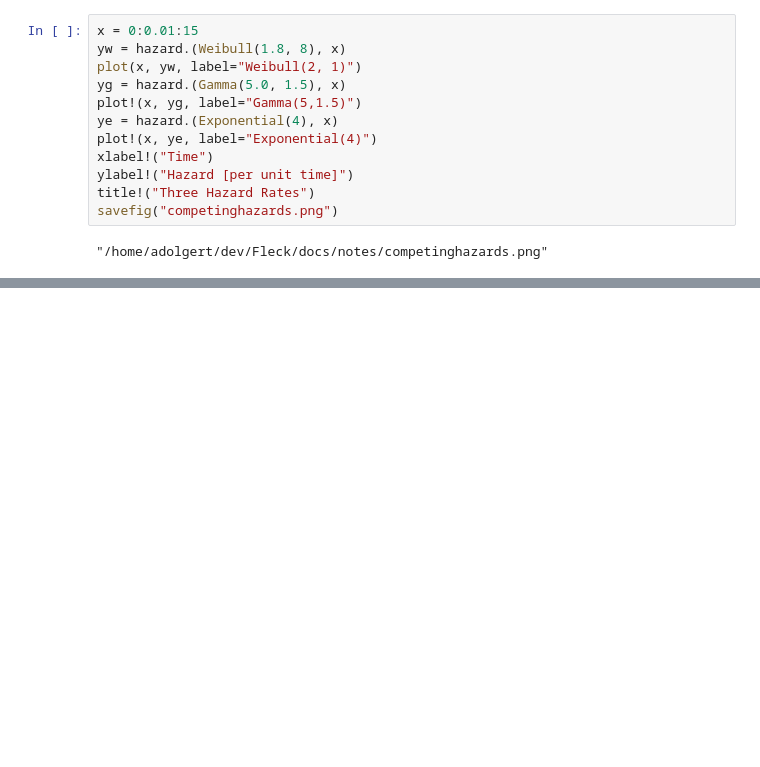
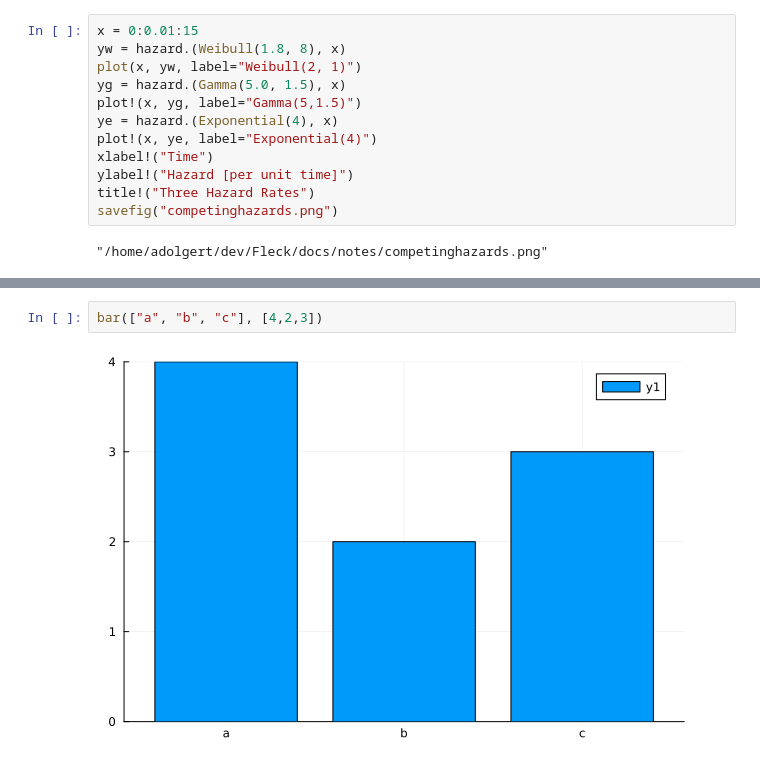
Before and after one commit to adolgert/CompetingClocks.jl, a Jupyter notebook: docs/notes/DistPlots.ipynb, the cells around one changed output, grey strips where cells are left out. Cells and saved outputs as stored; diff of their text form; blank space fills up the shorter version.

```diff
--- a/docs/notes/DistPlots.ipynb
+++ b/docs/notes/DistPlots.ipynb
@@ -75,0 +172,4 @@ savefig("competinghazards.png")
+# %%
+bar(["a", "b", "c"], [4,2,3])
+# %% [output]
+[figure, added]
```
Also changed, not shown: parts of 11 cells of this notebook, 6 other files.
